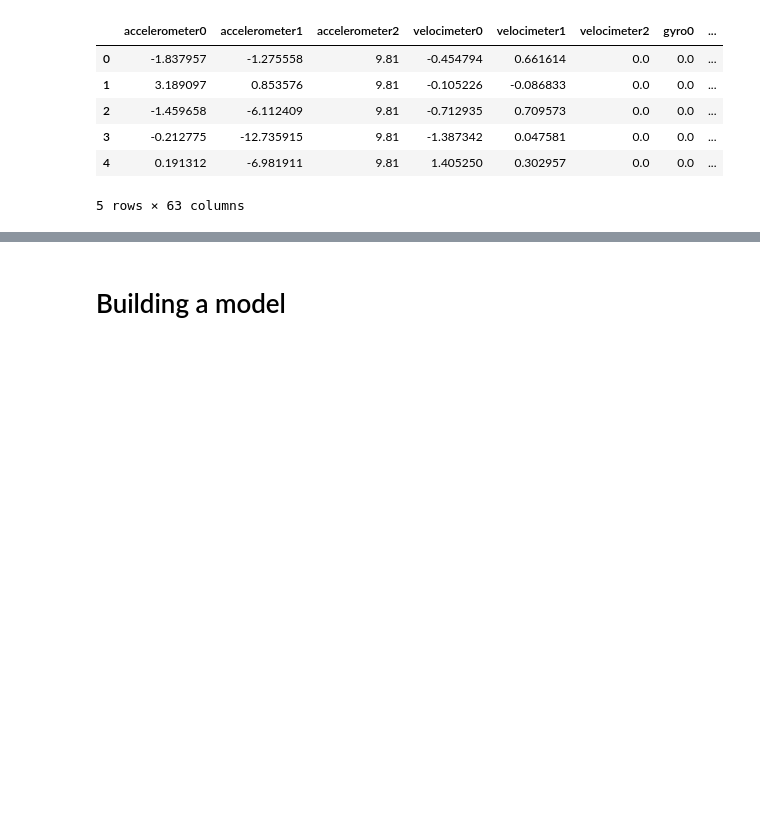
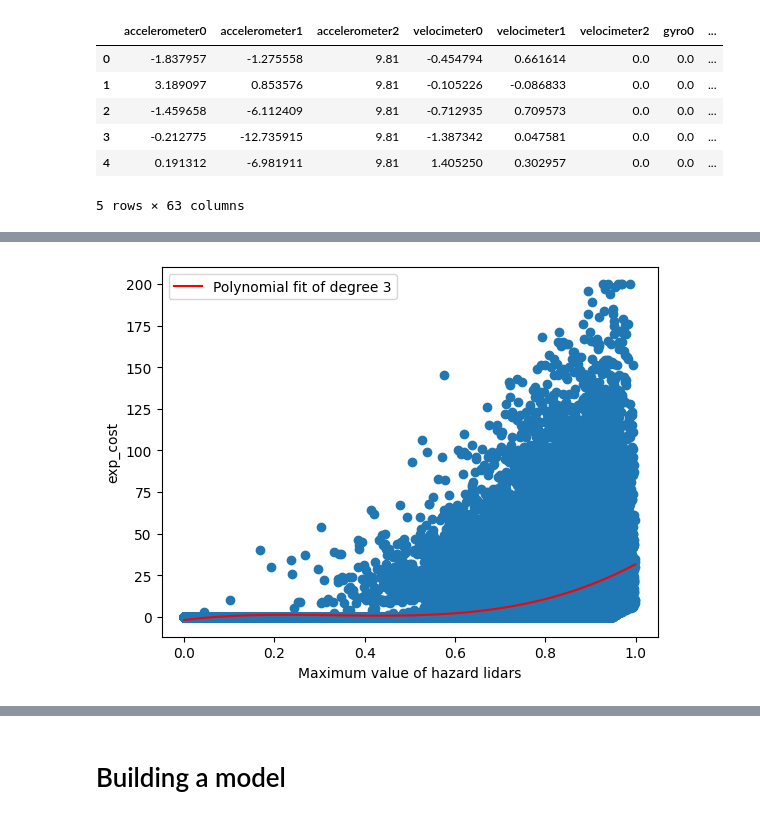
Before and after one commit to Shirkanzilla/predictive-control-switch, a Jupyter notebook: Safety-Gymnasium/create_dataset.ipynb, the cells around one changed output, grey strips where cells are left out. Cells and saved outputs as stored; diff of their text form; code cells hidden in the pictures; blank space fills up the shorter version.

Commit message:
created analytics for the second dataset

```diff
--- a/Safety-Gymnasium/create_dataset.ipynb
+++ b/Safety-Gymnasium/create_dataset.ipynb
@@ -728,0 +757,2 @@ df.to_pickle("SafetyPointGoal1DatasetLowFriction.pkl")
+# %%
+df = pd.read_pickle("SafetyPointGoal1DatasetLowFriction.pkl")
@@ -728,0 +827,5 @@ df.to_pickle("SafetyPointGoal1DatasetLowFriction.pkl")
+# %%
+hazard_cols = [f"hazards_lidar{i}" for i in range(16)]
+max_value_plot(df[hazard_cols], df["exp_cost"], polynomial_degree=3, x_name="hazard lidars")
+# %% [output]
+[figure, added]
```
Also changed, not shown: parts of 15 cells of this notebook.
